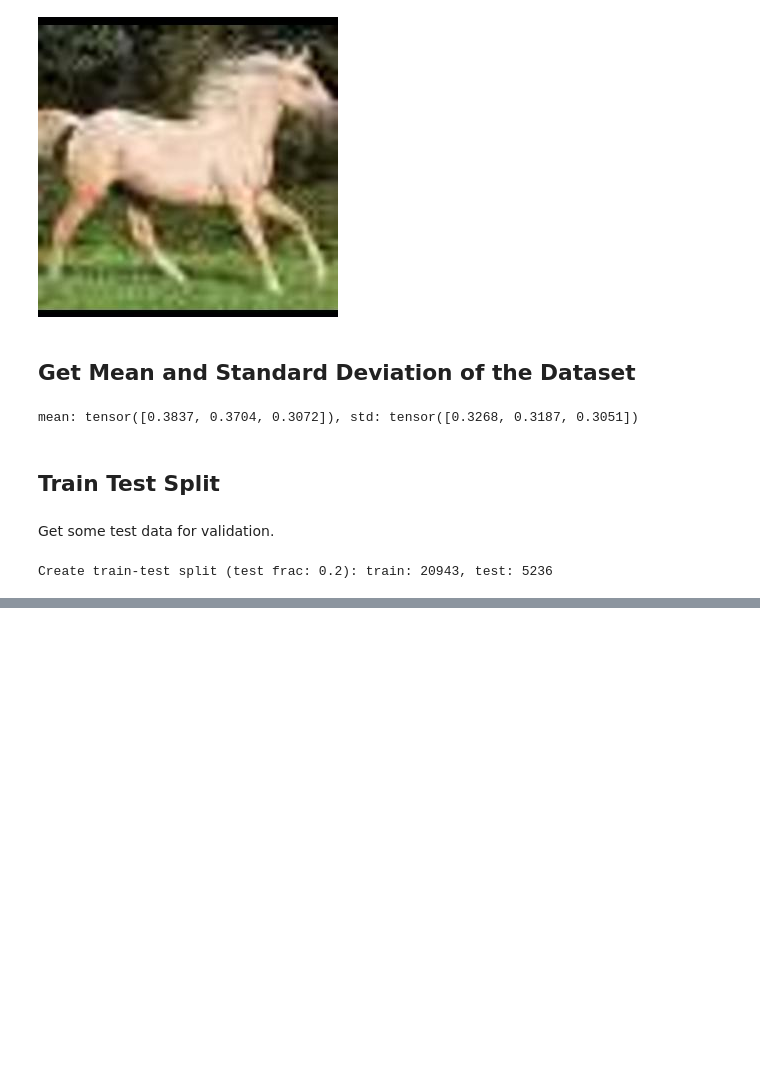
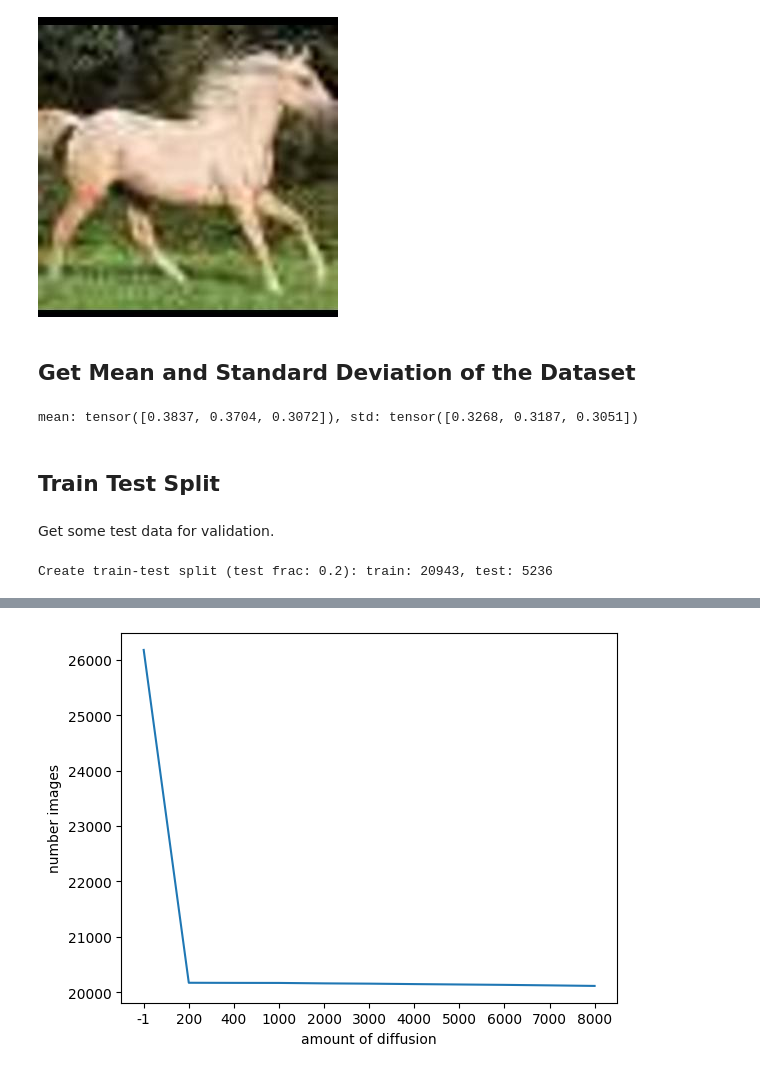
Before and after one commit to Thomas-Gottwald/SupContrastShape, a Jupyter notebook: resizing_animals10.ipynb, the cells around one changed output, grey strips where cells are left out. Cells and saved outputs as stored; diff of their text form; code cells hidden in the pictures; blank space fills up the shorter version.

```diff
--- a/resizing_animals10.ipynb
+++ b/resizing_animals10.ipynb
@@ -246,0 +291,22 @@ unite_dataset(root_train=root_new, train_loc="train", test_loc="test", classes=c
+# %%
+root_n1 = "/home/eheinert/data/Animals10-EEDv2/-1/"
+root_200 = "/home/eheinert/data/Animals10-EEDv2/200/"
+root_400 = "/home/eheinert/data/Animals10-EEDv2/400/"
+root_1000 = "/home/eheinert/data/Animals10-EEDv2/1000/"
+root_2000 = "/home/eheinert/data/Animals10-EEDv2/2000/"
+root_3000 = "/home/eheinert/data/Animals10-EEDv2/3000/"
+root_4000 = "/home/eheinert/data/Animals10-EEDv2/4000/"
+root_5000 = "/home/eheinert/data/Animals10-EEDv2/5000/"
+root_6000 = "/home/eheinert/data/Animals10-EEDv2/6000/"
+root_7000 = "/home/eheinert/data/Animals10-EEDv2/7000/"
+root_8000 = "/home/eheinert/data/Animals10-EEDv2/8000/"
+
+roots = [root_n1, root_200, root_400, root_1000, root_2000, root_3000, root_4000, root_5000, root_6000, root_7000, root_8000]
+diff_labels = [-1, 200, 400, 1000, 2000, 3000, 4000, 5000, 6000, 7000, 8000]
+# %%
+dfs = []
+for i, root in enumerate(roots):
+    df = create_files_dataFrame(root, classes)
+    dfs.append(df)
+
+    print(f"{diff_labels[i]}: number images {len(df)}")
@@ -246,0 +325,7 @@ unite_dataset(root_train=root_new, train_loc="train", test_loc="test", classes=c
+# %%
+plt.plot([len(df) for df in dfs])
+plt.xticks(np.arange(len(dfs)), labels=diff_labels)
+plt.ylabel("number images")
+plt.xlabel("amount of diffusion");
+# %% [output]
+[figure, added]
```
Also changed, not shown: parts of 28 cells of this notebook, 9 other files.
